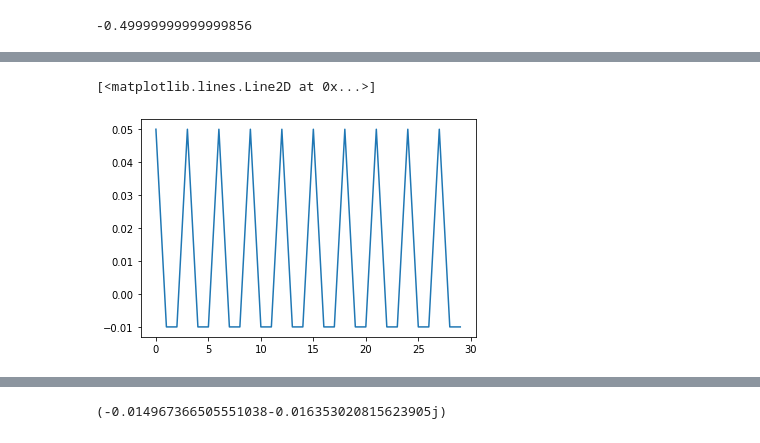
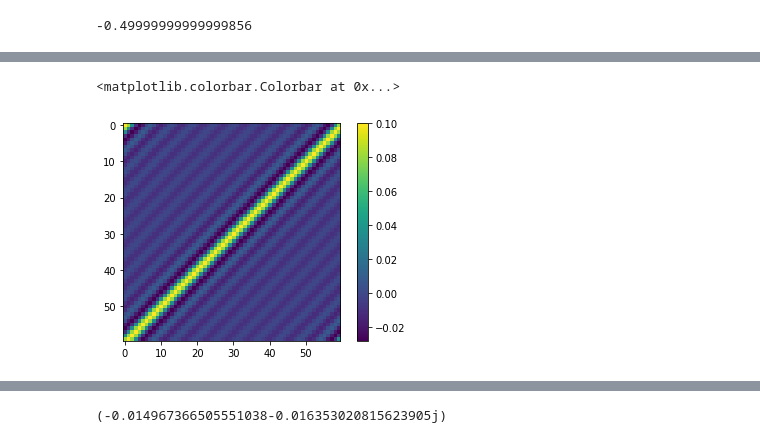
Before and after one commit to AlexTMallen/NASA-GEOS, a Jupyter notebook: 1D-omega-speedup.ipynb, the cells around one changed output, grey strips where cells are left out. Drawn from its saved outputs; the diff is of its cells as text; code cells hidden in the pictures.

```diff
--- a/1D-omega-speedup.ipynb
+++ b/1D-omega-speedup.ipynb
@@ -414,7 +431,0 @@ for t in range(1, T + 1):
-# %%
-Eft_diag = np.diag(Eft)
-Eft_diag = (np.conj(Eft_diag[::-1]) + Eft_diag) / 2
-for i in range(K * T):
-    Eft[i, i] = Eft_diag[i]
-plt.imshow(np.imag(Eft))
-plt.colorbar()
@@ -483,3 +481,15 @@ w = (0.2, 0.15)
 actual_E[int(K * T * w[0]), int(K * T * w[1])]
 # %% [output]
 -0.49999999999999856
+# %%
+w0 = 0.5
+w1 = 0.2
+losses = np.array([], dtype=complex)
+# each element is what freq is represented by the corresponding element in a 1D L
+freqs = np.array([fftshift(fftfreq(K)) * t / T for t in range(1, T + 1)])
+F0 = np.array([np.meshgrid(freqs[t], freqs[t], indexing="ij")[0] for t in range(T)])
+F1 = np.array([np.meshgrid(freqs[t], freqs[t], indexing="ij")[1] for t in range(T)])
+# %%
+M = np.exp(complex("j") * 2 * np.pi * (F0 * w0 + F1 * w1))
+loss = np.sum(Lft * M) / (T*K)**2 # np.sum(np.prod(np.prod(L * M, axis=1), axis=1))
+loss
@@ -486,9 +498,12 @@ actual_E[int(K * T * w[0]), int(K * T * w[1])]
 # %%
 # M is a matrix you multiply by Lft to get E
-w0 = 0.5
-losses = np.array([], dtype=complex)
-for w1 in np.arange(K * T) / K * T:
-    logM_abs = np.arange(1, T+1).reshape((T, 1, 1)) * (np.arange(K) * w0 + np.arange(K).reshape(-1, 1) * w1).reshape((1, K, K)).repeat(T, axis=0)
-    M = np.exp(complex("j") * 2 * np.pi * logM_abs)
-    loss = np.sum(Lft * M) / (T*K)**2 # np.sum(np.prod(np.prod(L * M, axis=1), axis=1))
-    losses = np.append(losses, loss)
+losses = np.zeros((actual_E.shape), dtype=complex)
+# each element is what freq is represented by the corresponding element in a 1D L
+freqs = np.array([fftshift(fftfreq(K)) * t / T for t in range(1, T + 1)])
+F0 = np.array([np.meshgrid(freqs[t], freqs[t], indexing="ij")[0] for t in range(T)])
+F1 = np.array([np.meshgrid(freqs[t], freqs[t], indexing="ij")[1] for t in range(T)])
+for i, w0 in enumerate(np.arange(K * T)):
+    for j, w1 in enumerate(np.arange(K * T)):
+        M = np.exp(complex("j") * 2 * np.pi * (F0 * w0 + F1 * w1))
+        loss = np.sum(Lft * M) / (T*K)**2  # np.sum(np.prod(np.prod(L * M, axis=1), axis=1))
+        losses[i, j] = loss
@@ -495,5 +520,6 @@ for w1 in np.arange(K * T) / K * T:
 # %%
-plt.plot(np.real(losses))
+plt.imshow(np.real(losses))
+plt.colorbar()
 # %% [output]
-[<matplotlib.lines.Line2D at 0x...>]
+<matplotlib.colorbar.Colorbar at 0x...>
-[figure, old version]
+[figure, new version]
```
Also changed, not shown: parts of 11 cells of this notebook.
